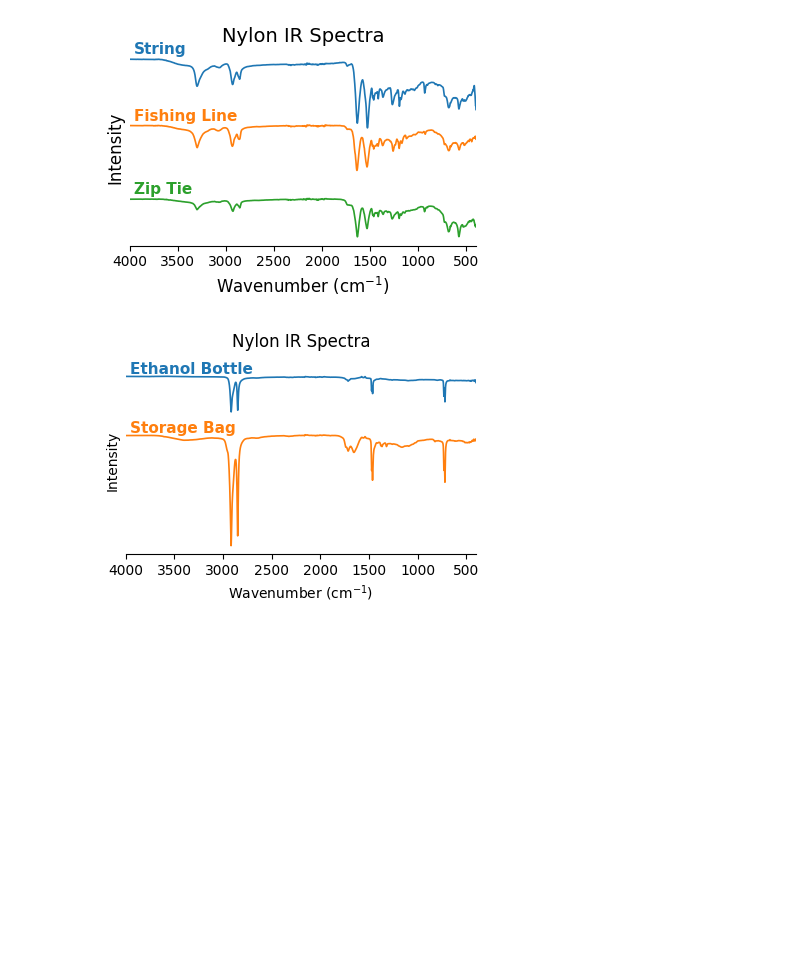
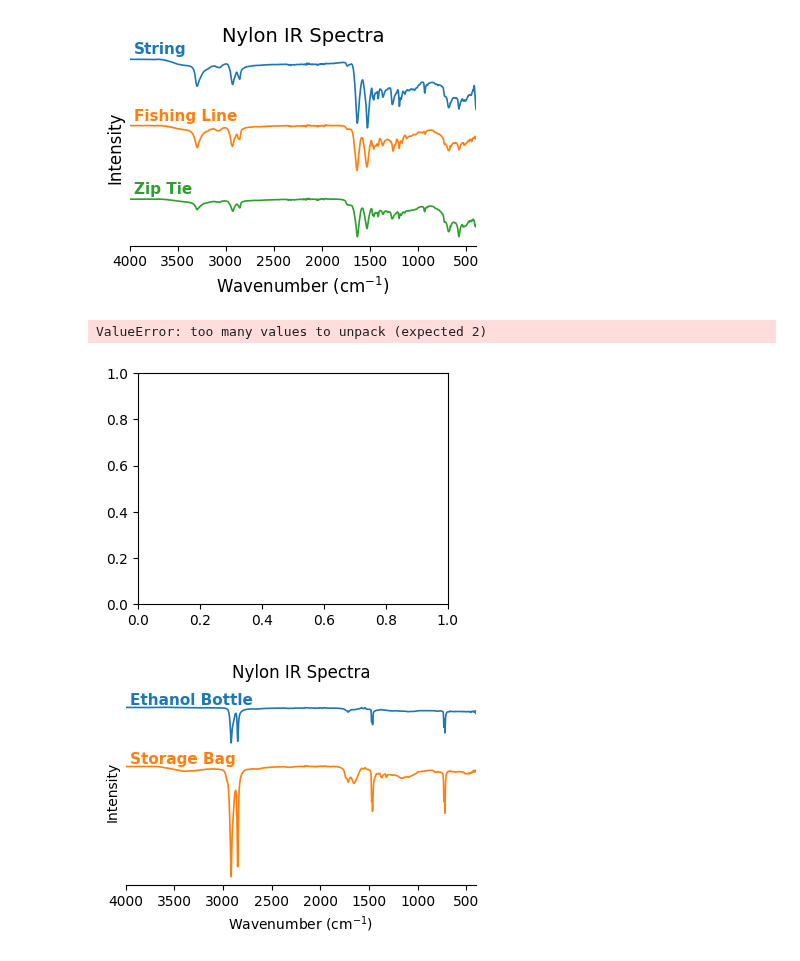
Before and after one commit to NethKuru/CHE-329-Physical-Chemistry-Lab, a Jupyter notebook: Lab01-Polyermer_Characterization_/Visualization.ipynb, the cells around one changed output. Saved outputs shown, nothing was run; the diff lists cells and outputs as text; code cells hidden in the pictures; blank space fills up the shorter version.

```diff
--- a/Lab01-Polyermer_Characterization_/Visualization.ipynb
+++ b/Lab01-Polyermer_Characterization_/Visualization.ipynb
@@ -88,6 +88,38 @@ plt.savefig("stacked_ir_spectra_str_fish_zip.png", dpi=300)
 plt.show()
 # %% [output]
 [figure]
+# %%
+spectra = {
+    "Ethanol Bottle_012": "Ethanol bottle",
+    "Salsa Container_010": "Salsa container", "nylon string": '"Nylon" string',
+    "string_006": "String", "Zip Tie_014": "Zip tie", "Fishing Line_013": "Fishing line",
+    "Water bottle_014": "Water bottle", "Heat Sealable Film_009": "Heat-sealable film", "Glove 2": "Glove 2",
+}
+OFFSET = 18
+fig, ax = plt.subplots(figsize=(4,3))
+
+n = len(spectra)
+for i, (name, label) in enumerate(spectra):
+    d = load_IR_csv(name)
+    shift = (n - 1 - i) * OFFSET
+    line, = ax.plot(d["wn"], d["T"] + shift, lw=1.2)
+    ax.text(3950, d["T"].iloc[:50].mean() + shift + 1.2, label, color=line.get_color(), fontsize=11, fontweight="bold")
+
+
+
+ax.set_xlim(4000, 400)
+ax.set_xlabel("Wavenumber (cm$^{-1}$)", fontsize=12)
+ax.set_ylabel("Intensity", fontsize=12)
+ax.set_title("Nylon IR Spectra", fontsize=14)
+ax.set_yticks([])
+ax.spines[["top", "right", "left"]].set_visible(False)
+
+plt.tight_layout()
+plt.savefig("stacked_ir_spectra_str_fish_zip.png", dpi=300)
+plt.show()
+# %% [output]
+ValueError: too many values to unpack (expected 2)
+[figure, added]
 # %%
 ##Looking at the FTIR SPECTRA with reported same material##
 spectra = [
```
Also changed, not shown: parts of 5 cells of this notebook, 1 other file.
